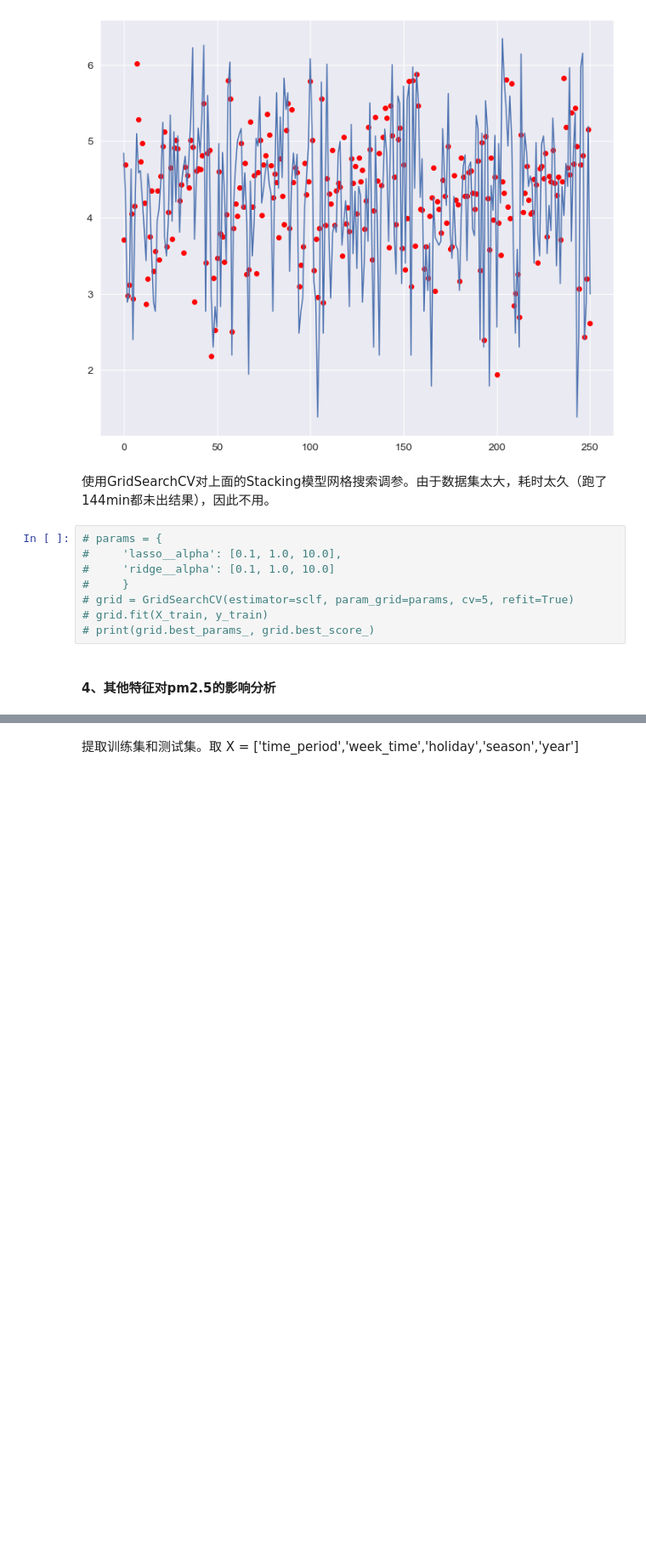
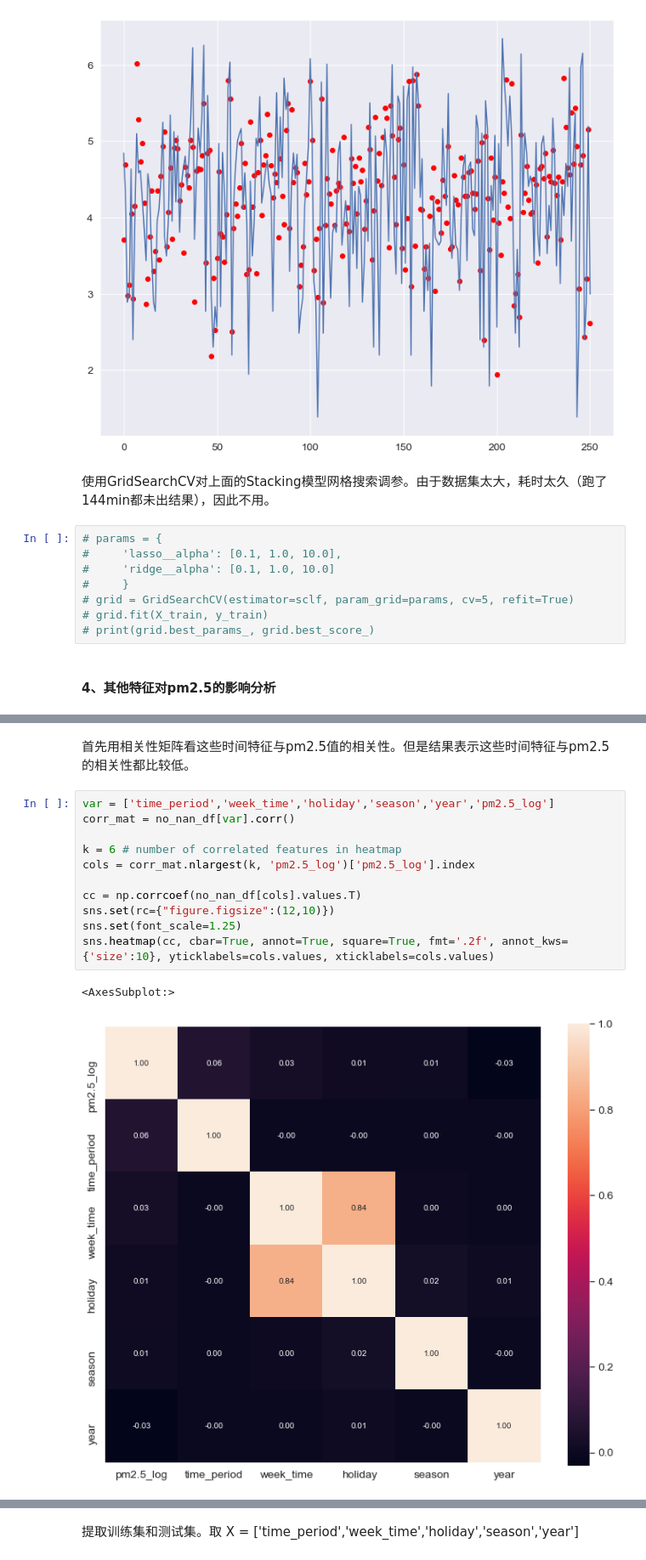
Before and after one commit to Lynchrocket/2022Spring-MA234-Intro_to_Big_Data_Analysis, a Jupyter notebook: project.ipynb, the cells around one changed output, grey strips where cells are left out. Shown at 85% size. Cells and saved outputs as stored; diff of their text form; blank space fills up the shorter version.

```diff
--- a/project.ipynb
+++ b/project.ipynb
@@ -375,0 +467,16 @@ plt.show()
+# %% [markdown]
+首先用相关性矩阵看这些时间特征与pm2.5值的相关性。但是结果表示这些时间特征与pm2.5的相关性都比较低。
+# %%
+var = ['time_period','week_time','holiday','season','year','pm2.5_log']
+corr_mat = no_nan_df[var].corr()
+
+k = 6 # number of correlated features in heatmap
+cols = corr_mat.nlargest(k, 'pm2.5_log')['pm2.5_log'].index
+
+cc = np.corrcoef(no_nan_df[cols].values.T)
+sns.set(rc={"figure.figsize":(12,10)})
+sns.set(font_scale=1.25)
+sns.heatmap(cc, cbar=True, annot=True, square=True, fmt='.2f', annot_kws={'size':10}, yticklabels=cols.values, xticklabels=cols.values)
+# %% [output]
+<AxesSubplot:>
+[figure, added]
```
Also changed, not shown: parts of 50 cells of this notebook.
